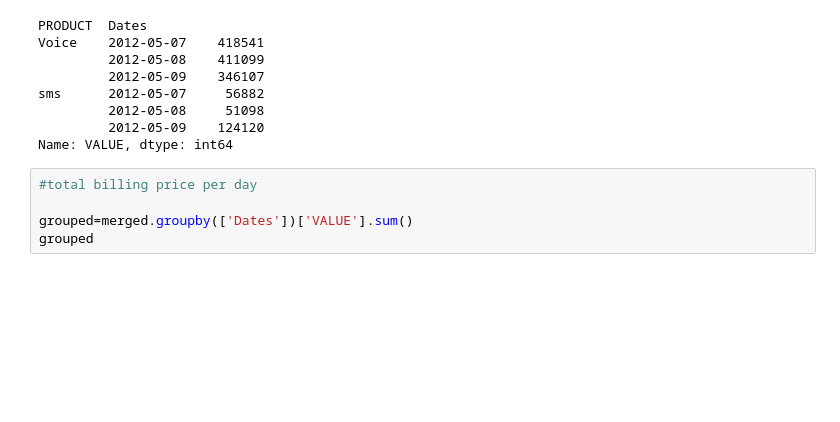
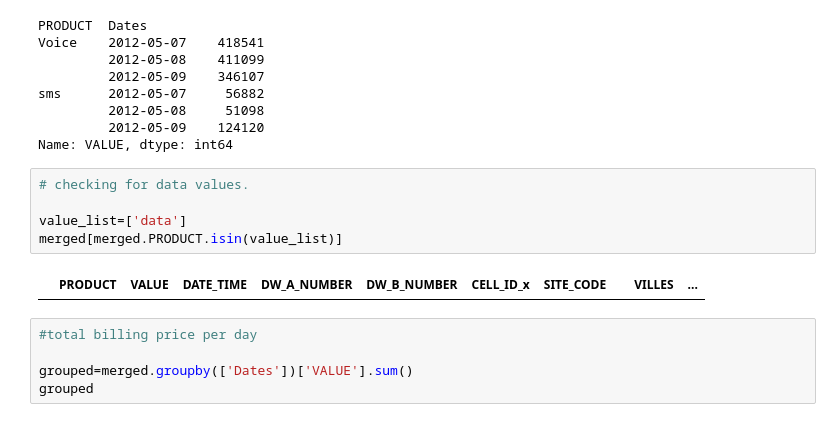
Before and after one commit to C-HARRIETH/TELECOM-DATA-ANALYSIS, a Jupyter notebook: Moringa_Data_Science_Prep_W3_Independent_Project_2021_01_Chebet_Harrieth_Data_Analysis_.ipynb, the cells around one changed output. Cells and saved outputs as stored; diff of their text form; blank space fills up the shorter version.

Commit message:
Analyse data expenditure

```diff
--- a/Moringa_Data_Science_Prep_W3_Independent_Project_2021_01_Chebet_Harrieth_Data_Analysis_.ipynb
+++ b/Moringa_Data_Science_Prep_W3_Independent_Project_2021_01_Chebet_Harrieth_Data_Analysis_.ipynb
@@ -559,6 +559,13 @@ sms      2012-05-07     56882
          2012-05-08     51098
          2012-05-09    124120
 Name: VALUE, dtype: int64
+# %%
+# checking for data values.
+
+value_list=['data']
+merged[merged.PRODUCT.isin(value_list)]
+# %% [output]
+|  | PRODUCT | VALUE | DATE_TIME | DW_A_NUMBER | DW_B_NUMBER | CELL_ID_x | SITE_CODE |  | VILLES | ... |
 # %%
 #total billing price per day
 
```
Also changed, not shown: parts of 1 cell of this notebook.
